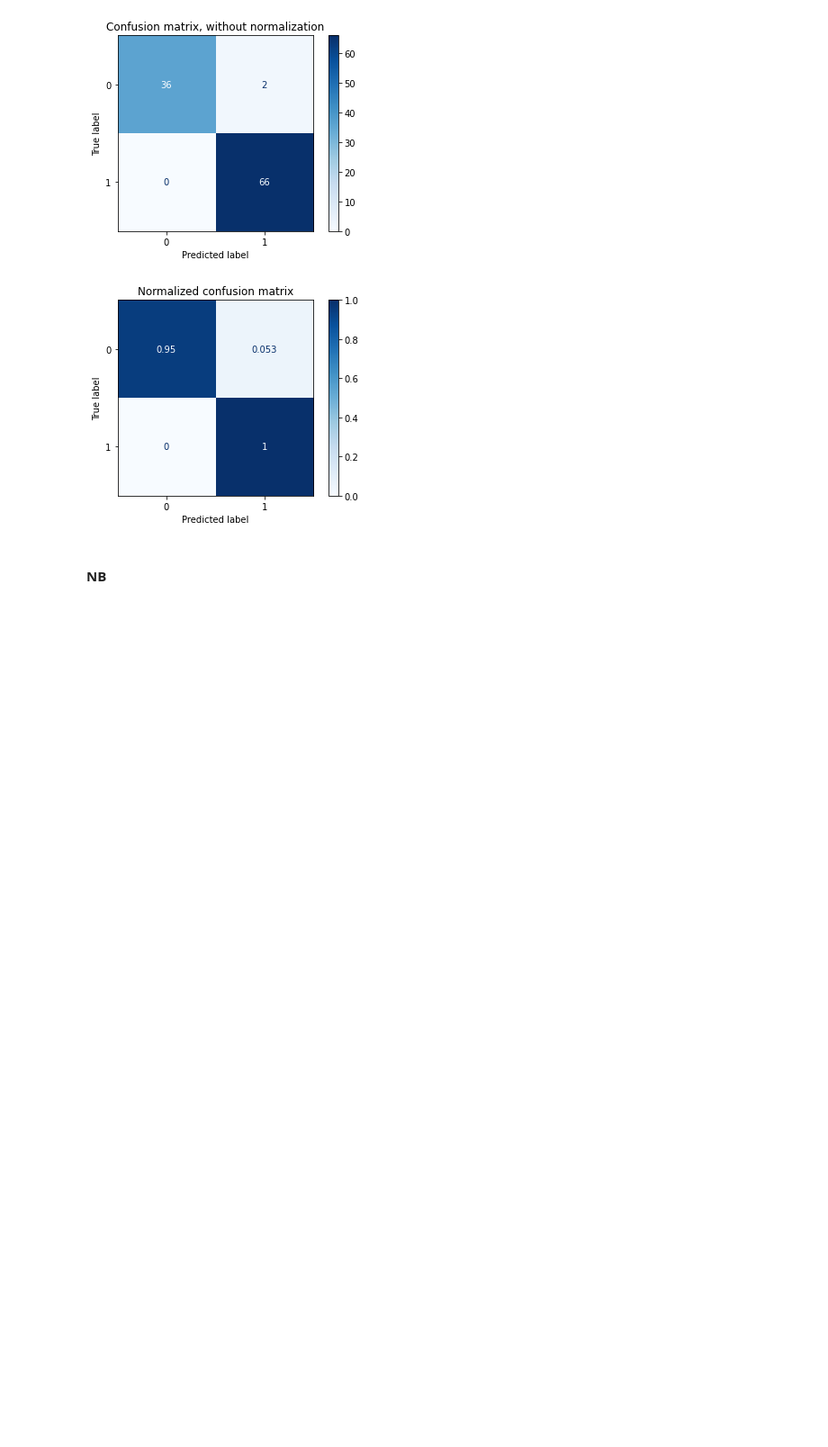
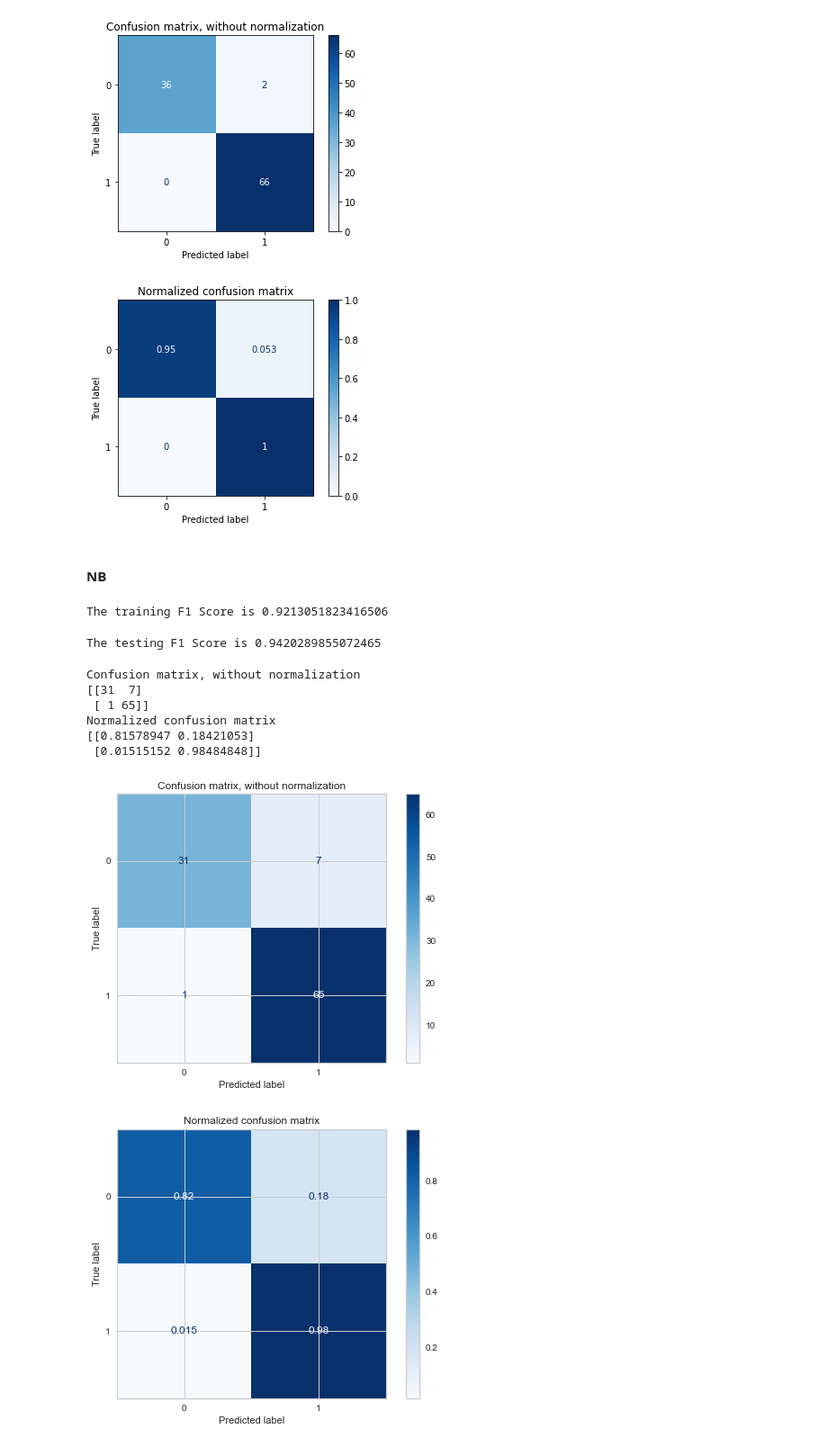
Before and after one commit to WickedoneC/Pandas_Projects, a Jupyter notebook: Diabetes/Modeling.ipynb, the cells around one changed output. Shown at 90% size. Saved outputs shown, nothing was run; the diff lists cells and outputs as text; code cells hidden in the pictures; blank space fills up the shorter version.

```diff
--- a/Diabetes/Modeling.ipynb
+++ b/Diabetes/Modeling.ipynb
@@ -507,3 +527,43 @@ Normalized confusion matrix
 #### NB
 # %%
 from sklearn.naive_bayes import MultinomialNB
+# %%
+nb_clf = MultinomialNB()
+# %%
+scorer = make_scorer(f1_score)
+all_accuracies = cross_val_score(estimator=nb_clf, X=X_train, y=y_train, cv=10)
+
+nb_clf.fit(X_train, y_train)
+
+nb_clf_preds = nb_clf.predict(X_train)
+
+print('The training F1 Score is', f1_score(nb_clf_preds, y_train))
+# %% [output]
+The training F1 Score is 0.9213051823416506
+# %%
+nb_clf_test = nb_clf.predict(X_test)
+print('The testing F1 Score is', f1_score(nb_clf_test, y_test))
+# %% [output]
+The testing F1 Score is 0.9420289855072465
+# %%
+titles_options = [("Confusion matrix, without normalization", None),
+                  ("Normalized confusion matrix", 'true')]
+for title, normalize in titles_options:
+    disp = plot_confusion_matrix(nb_clf, X_test, y_test,
+                                 cmap=plt.cm.Blues,
+                                 normalize=normalize)
+    disp.ax_.set_title(title)
+
+    print(title)
+    print(disp.confusion_matrix)
+
+plt.show()
+# %% [output]
+Confusion matrix, without normalization
+[[31  7]
+ [ 1 65]]
+Normalized confusion matrix
+[[0.81578947 0.18421053]
+ [0.01515152 0.98484848]]
+[figure, added]
+[figure, added]
```
Also changed, not shown: parts of 6 cells of this notebook.
